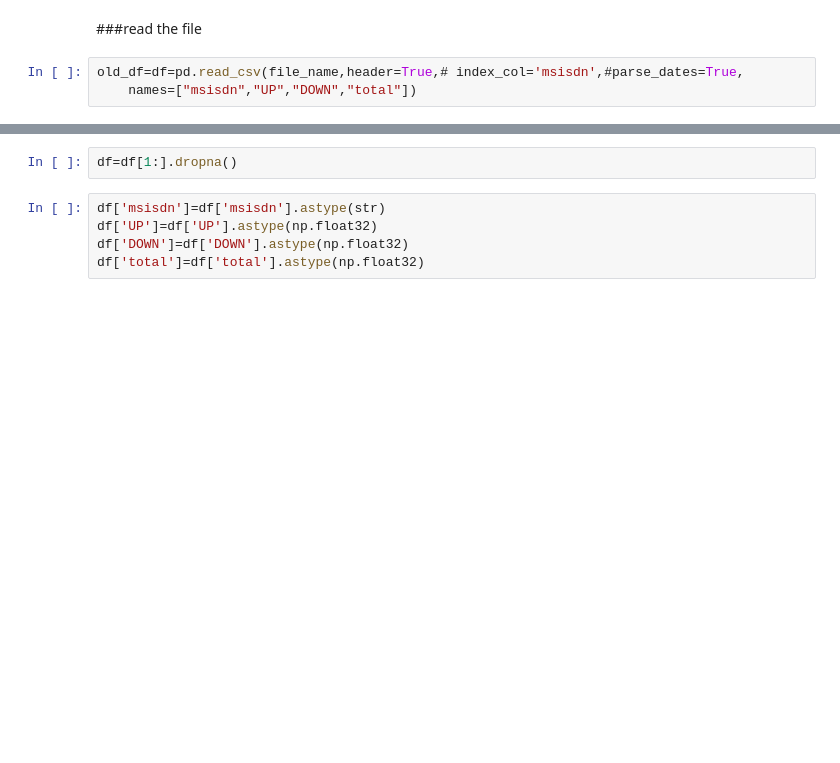
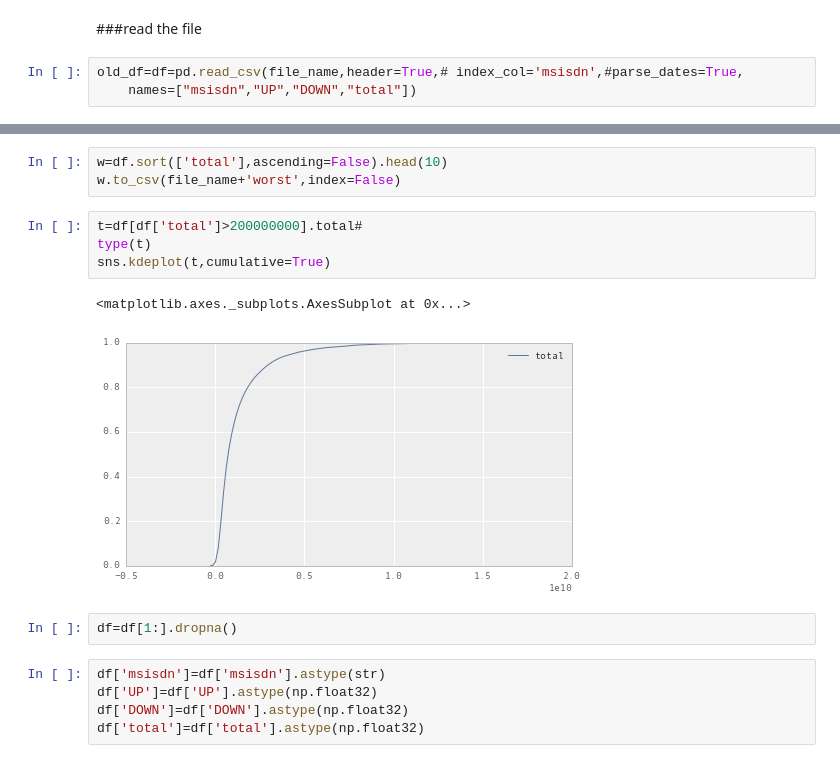
Before and after one commit to nicolasgo/_pmx, a Jupyter notebook: SpecialReq-Basix.ipynb, the cells around one changed output, grey strips where cells are left out. Drawn from its saved outputs; the diff is of its cells as text; blank space fills up the shorter version.

```diff
--- a/SpecialReq-Basix.ipynb
+++ b/SpecialReq-Basix.ipynb
@@ -43,3 +43,13 @@ memory usage: 63.9 MB
+# %%
+w=df.sort(['total'],ascending=False).head(10)
+w.to_csv(file_name+'worst',index=False)
+# %%
+t=df[df['total']>200000000].total#
+type(t)
+sns.kdeplot(t,cumulative=True)
+# %% [output]
+<matplotlib.axes._subplots.AxesSubplot at 0x...>
+[figure, added]
 # %%
 df=df[1:].dropna()
 # %%
```
Also changed, not shown: parts of 3 cells of this notebook.
